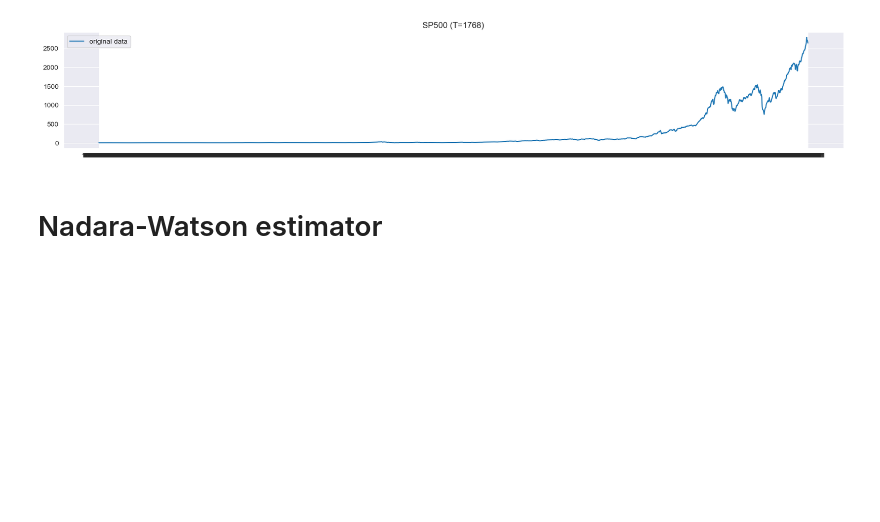
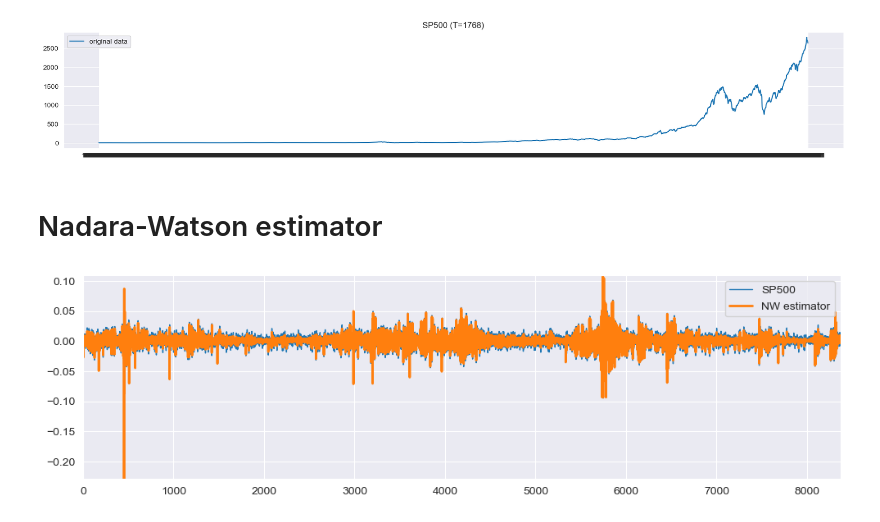
Before and after one commit to mzalaya/wasslsp, a Jupyter notebook: notebooks/real/SP500.ipynb, the cells around one changed output. Cells and saved outputs as stored; diff of their text form; code cells hidden in the pictures; blank space fills up the shorter version.

```diff
--- a/notebooks/real/SP500.ipynb
+++ b/notebooks/real/SP500.ipynb
@@ -89,13 +91,3 @@ for t in range(T):
 # %%
-m_hat = [np.sum(weights[str(t)] * Y_t_T) for t in range(T)]
-
-path_fig = "/Users/mzalaya/Library/CloudStorage/Dropbox/research/git/wasslsp/figs/"
-plt.rcParams["figure.figsize"] = (10,5)
-
-u_var = np.linspace(0., 1., T)
-plt.plot(X_tvar_2, lw=1, label="LSP")
-plt.plot(np.array(m_hat), lw=2, label="Condional mean function")
-plt.xlim(0, T)
-plt.legend()
-plt.tight_layout()
-plt.savefig(path_fig+"locally_process_conditional_mean_Guassina_space_kernel_uniform_tiem_kernel.pdf", dpi=150)
+# %% [output]
+[figure, added]
```
Also changed, not shown: parts of 9 cells of this notebook, 3 other files.
